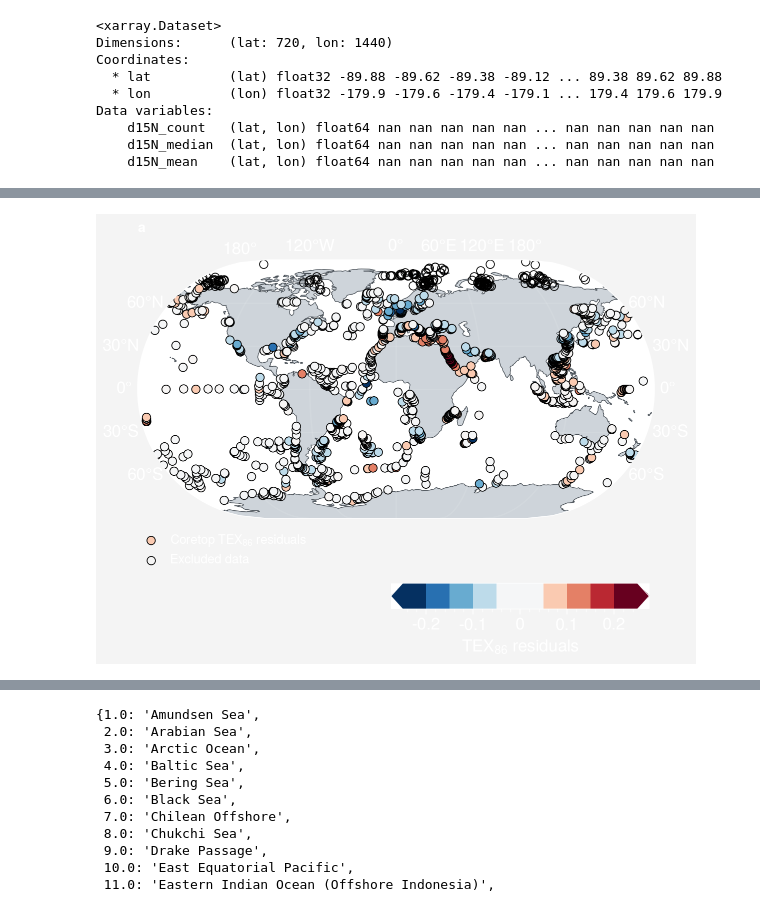
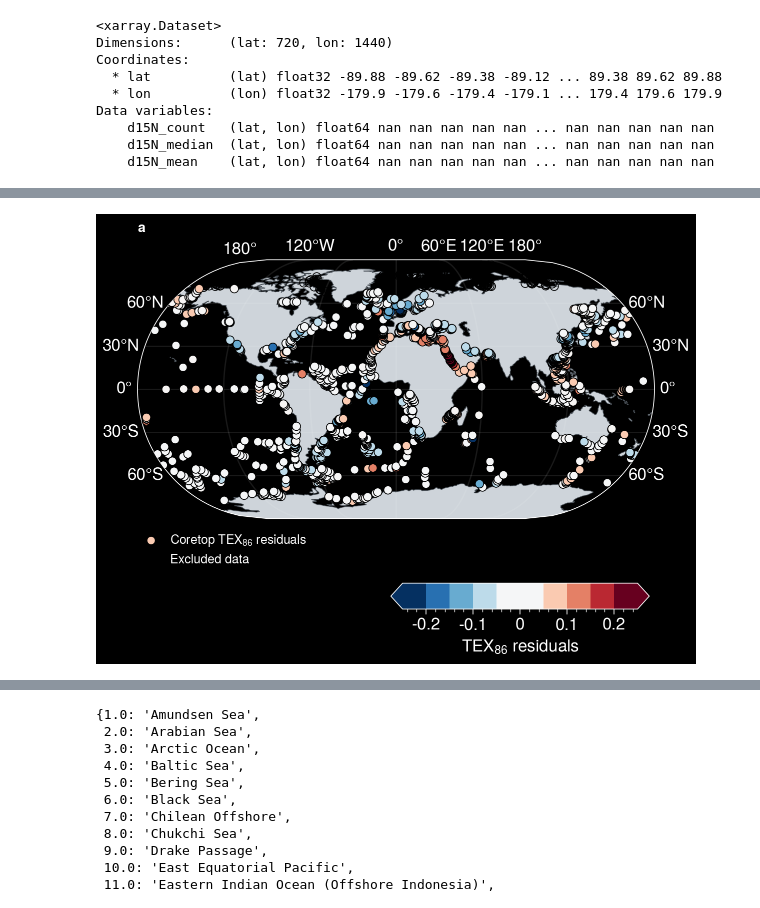
Before and after one commit to PaleoLipidRR/nutrient-effect-on-TEX, a Jupyter notebook: ipynb_files/Visualization_for_presentations.ipynb, the cells around one changed output, grey strips where cells are left out. Saved outputs shown, nothing was run; the diff lists cells and outputs as text; code cells hidden in the pictures.

```diff
--- a/ipynb_files/Visualization_for_presentations.ipynb
+++ b/ipynb_files/Visualization_for_presentations.ipynb
@@ -63,6 +63,8 @@ from tqdm import tqdm
 import time
 import h5py
 import scipy.io
+# %%
+plt.style.use('dark_background')
 # %%
 # set the path to local folder other than github
 login_name = os.getlogin()
@@ -493,7 +971,7 @@ ax.format(land=True, landcolor='gray4',landzorder=0,
         gridcolor='w',gridlinewidth=1,
         latlines=30,
         latlocator=[-60,-30,0,30,60],
-        coast=True, coastcolor='gray7',
+        coast=True, coastcolor='gray1',
         coastlinewidth=0.5,
         coastzorder=1,
         labelsize=12)
@@ -563,31 +1041,31 @@ h,l = axs[0].get_legend_handles_labels()
 ax.legend(h[::-1],l[::-1],loc='lower left',
           fontcolor='w',
           edgecolor='w',
           bbox_to_anchor=(-0.01,-0.21,1,1),
           ncols=1,
           frameon=False)
 
 axins1 = inset_axes(
     ax,
     width="50%",
     height="10%",
     loc="lower right",
     bbox_to_anchor=(-0.01,-0.35,1,1),
     bbox_transform=ax.transAxes,
     borderpad=0,
 )
 cbar = fig.colorbar(m,
              cax=axins1,
              orientation="horizontal",
              extend='both')
 cbar.set_label('TEX$_{86}$ residuals', size=12)
 cbar.ax.tick_params(labelsize=12,labelcolor='w')
 cbar.ax.xaxis.set_ticks(np.arange(-0.2,0.21,0.1))
 cbar.ax.xaxis.set_ticklabels(['-0.2','-0.1','0','0.1','0.2'])
 
 
 fpath = fr'{local_github_path}/figures/'
 fname = 'nitrate_effect_global_map_noBG.png'
 fig.savefig(os.path.join(fpath,fname),bbox_inches='tight',embed_fonts=True,dpi=330,transparent=True)
 # %% [output]
-[figure, old version]
+[figure, new version]
```
Also changed, not shown: parts of 21 cells of this notebook.
